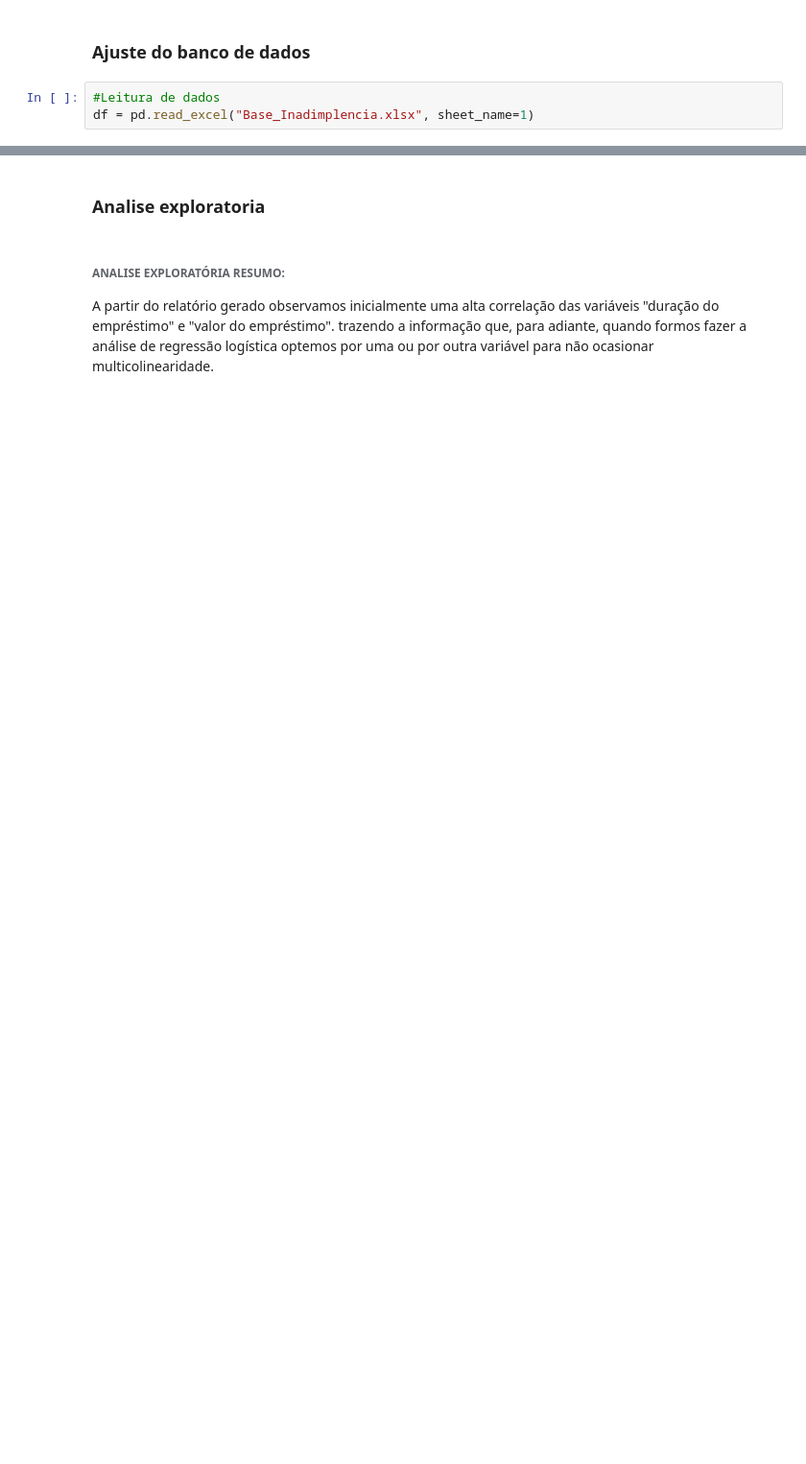
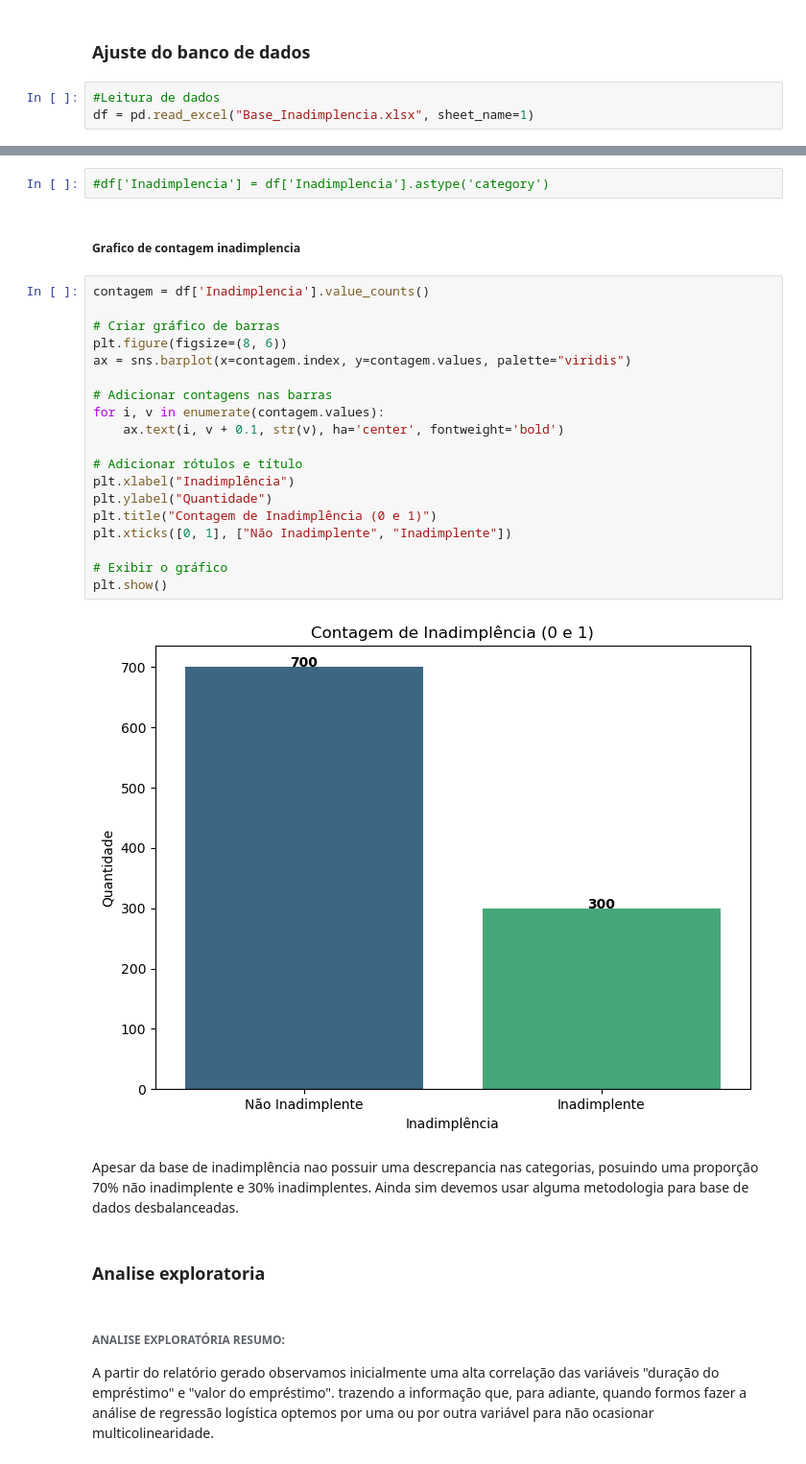
Before and after one commit to Luisfrighetto/Financial_Technology, a Jupyter notebook: Inadimplencia.ipynb, the cells around one changed output, grey strips where cells are left out. Shown at 96% size. Cells and saved outputs as stored; diff of their text form; blank space fills up the shorter version.

```diff
--- a/Inadimplencia.ipynb
+++ b/Inadimplencia.ipynb
@@ -49,3 +106,30 @@ Index(['Idade', 'Sexo', 'Escolaridade', 'Tipo_Moradia', 'Saldo_Investimento',
+# %%
+#df['Inadimplencia'] = df['Inadimplencia'].astype('category')
+# %% [markdown]
+##### Grafico de contagem inadimplencia
+# %%
+contagem = df['Inadimplencia'].value_counts()
+
+# Criar gráfico de barras
+plt.figure(figsize=(8, 6))
+ax = sns.barplot(x=contagem.index, y=contagem.values, palette="viridis")
+
+# Adicionar contagens nas barras
+for i, v in enumerate(contagem.values):
+    ax.text(i, v + 0.1, str(v), ha='center', fontweight='bold')
+
+# Adicionar rótulos e título
+plt.xlabel("Inadimplência")
+plt.ylabel("Quantidade")
+plt.title("Contagem de Inadimplência (0 e 1)")
+plt.xticks([0, 1], ["Não Inadimplente", "Inadimplente"])
+
+# Exibir o gráfico
+plt.show()
+# %% [output]
+[figure, added]
+# %% [markdown]
+Apesar da base de inadimplência nao possuir uma descrepancia nas categorias, posuindo uma proporção 70% não inadimplente e 30% inadimplentes. Ainda sim devemos usar alguma metodologia para base de dados desbalanceadas.
 # %% [markdown]
 ### Analise exploratoria
 # %% [markdown]
```
Also changed, not shown: parts of 66 cells of this notebook, 3 other files.
